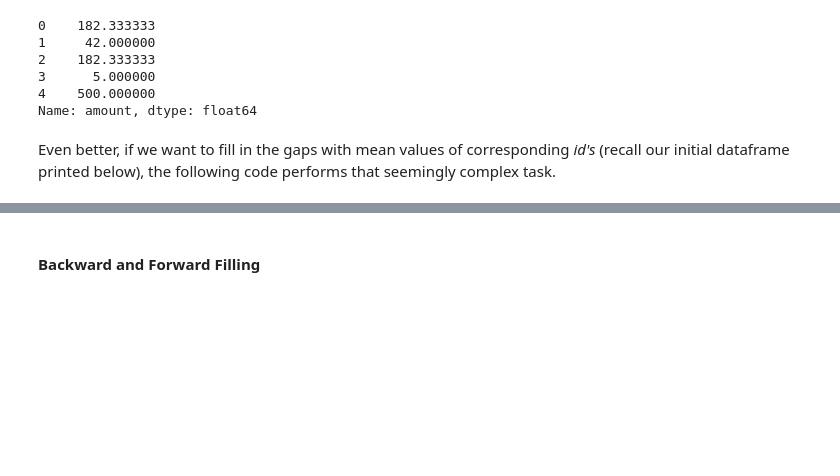
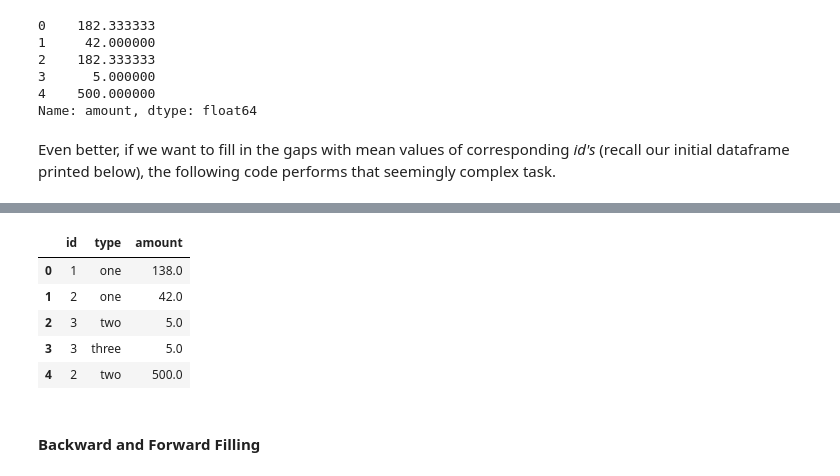
Before and after one commit to anfibil/cs6220, a Jupyter notebook: Week 03 - Data Preprocessing.ipynb, the cells around one changed output, grey strips where cells are left out. Drawn from its saved outputs; the diff is of its cells as text; code cells hidden in the pictures; blank space fills up the shorter version.

```diff
--- a/Week 03 - Data Preprocessing.ipynb
+++ b/Week 03 - Data Preprocessing.ipynb
@@ -191,3 +188,14 @@ incomplete_df
+# %%
+# If there is no corresponding id, simply use the overall mean.
+incomplete_df['amount'].fillna(incomplete_df['amount'].mean(), inplace=True)
+incomplete_df
+# %% [output]
+|  | id | type | amount |
+| 0 | 1 | one | 138.0 |
+| 1 | 2 | one | 42.0 |
+| 2 | 3 | two | 5.0 |
+| 3 | 3 | three | 5.0 |
+| 4 | 2 | two | 500.0 |
 # %% [markdown]
 #### Backward and Forward Filling
 # %% [markdown]
```
Also changed, not shown: parts of 20 cells of this notebook.
